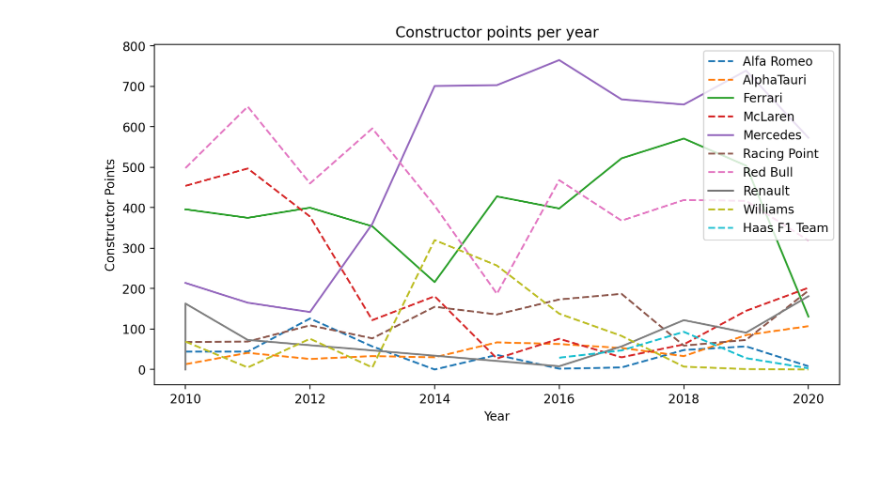
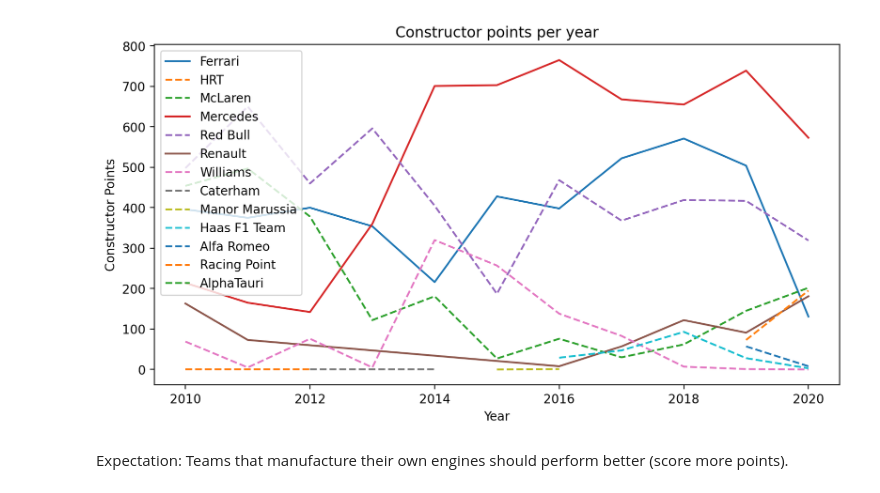
Before and after one commit to MohamedElhadidy0019/Formula_One_Data_Analysis, a Jupyter notebook: engine_manufacturer_effect.ipynb, the cells around one changed output. Drawn from its saved outputs; the diff is of its cells as text; code cells hidden in the pictures; blank space fills up the shorter version.

Commit message:
More work on engine manufacturer effect and home vs away effect.

```diff
--- a/engine_manufacturer_effect.ipynb
+++ b/engine_manufacturer_effect.ipynb
@@ -4,10 +10,9 @@ import matplotlib.pyplot as plt
 # %%
-engine_manufacturers = pd.read_csv( "./dataset/engine_manufacturers_processed.csv")
-races = pd.read_csv("./dataset/races.csv")
-constructor_resultf = pd.read_csv('dataset/constructor_results.csv')
-constructors = pd.read_csv('dataset/constructors.csv')
+engine_manufacturers  = pd.read_csv('dataset/engine_manufacturers_processed.csv')
+races                 = pd.read_csv('dataset/races.csv')
+constructors          = pd.read_csv('dataset/constructors.csv')
 constructor_standings = pd.read_csv('dataset/constructor_standings.csv')
-engine_manufacturers = pd.read_csv( 'dataset/engine_manufacturers_processed.csv')
+engine_manufacturers  = pd.read_csv('dataset/engine_manufacturers_processed.csv')
 # %%
 # Before we get to the good stuff, we need to do a little data wrangling so we can see the results of
 # each constructor at the end of the year.
@@ -89,0 +119,11 @@ display(constructor_standings_by_race)
+# %%
+# Let's see how many times a manufacturer supplied to a team
+
+ax = constructor_standings_by_race['engine_manufacturer'].value_counts().plot.bar()
+ax.set_title('Engine Manufacturer Frequency (2010-2020)')
+ax.set_xlabel('Manufacturer')
+ax.set_ylabel('Frequency')
+
+
+linear_regression(constructor_standings_by_race, 'points')
+linear_regression(constructor_standings_by_race, 'wins')
@@ -91,8 +161,8 @@ display(constructor_standings_by_race)
 # Since the points field from `constructor_standings` accumulates over the races
 # in a year, we can get the points at the last race to get the total points a
 # team got in a year.
-grouped = constructor_standings_by_race.groupby( ['year', 'name', 'engine_manufacturer']).max(['name'])
-df: pd.DateOffset = grouped.reset_index()
+grouped = constructor_standings_by_race.groupby(['year', 'name', 'engine_manufacturer']).max(['name'])
+df: pd.DataFrame = grouped.reset_index()
 # %%
 # Now, let's filter out a list of all teams that manufacture their own engines (team name == engine manufacturer name).
 matches: pd.Series = df.groupby('name').apply(lambda x: (x['name'] == x['engine_manufacturer']).sum())
@@ -274,18 +215,17 @@ for name in df['name'].unique():
 # %%
-
 # Some teams can't be seen properly on the points graph due to their low scores.
 # These teams are: HRT, Virgin, Caterham, Manor Marussiaa.
-teams_to_drop = ['HRT', 'Virgin', 'Caterham', 'Manor Marussia']
-points = df[~df['name'].isin(teams_to_drop)]
+# teams_to_drop = ['HRT', 'Virgin', 'Caterham', 'Manor Marussia']
+points = df # df[~df['name'].isin(teams_to_drop)]
 
-# Expectation: Teams that manufacture their own engines should perform better.
-# Observation: Not really, we have 3 teams that make their own engine visible on
-# the plot (Mercedes, Ferrari, Renault). Ferrari and Mercedes seem to usually do
-# well, but Renault doesnt't consistently outperform teams that don't make their
-# own engines.
+
 plot_by_year(points, 'points', 'Constructor Points', 'Constructor points per year')
 # %% [output]
-[figure, old version]
+[figure, new version]
+# %% [markdown]
+
+Expectation: Teams that manufacture their own engines should perform better
+(score more points).
 # %%
 
 # Most teams have no wins and form a straight line at zero, we can also remove those for plotting.
```
Also changed, not shown: parts of 17 cells of this notebook, 6 other files.
